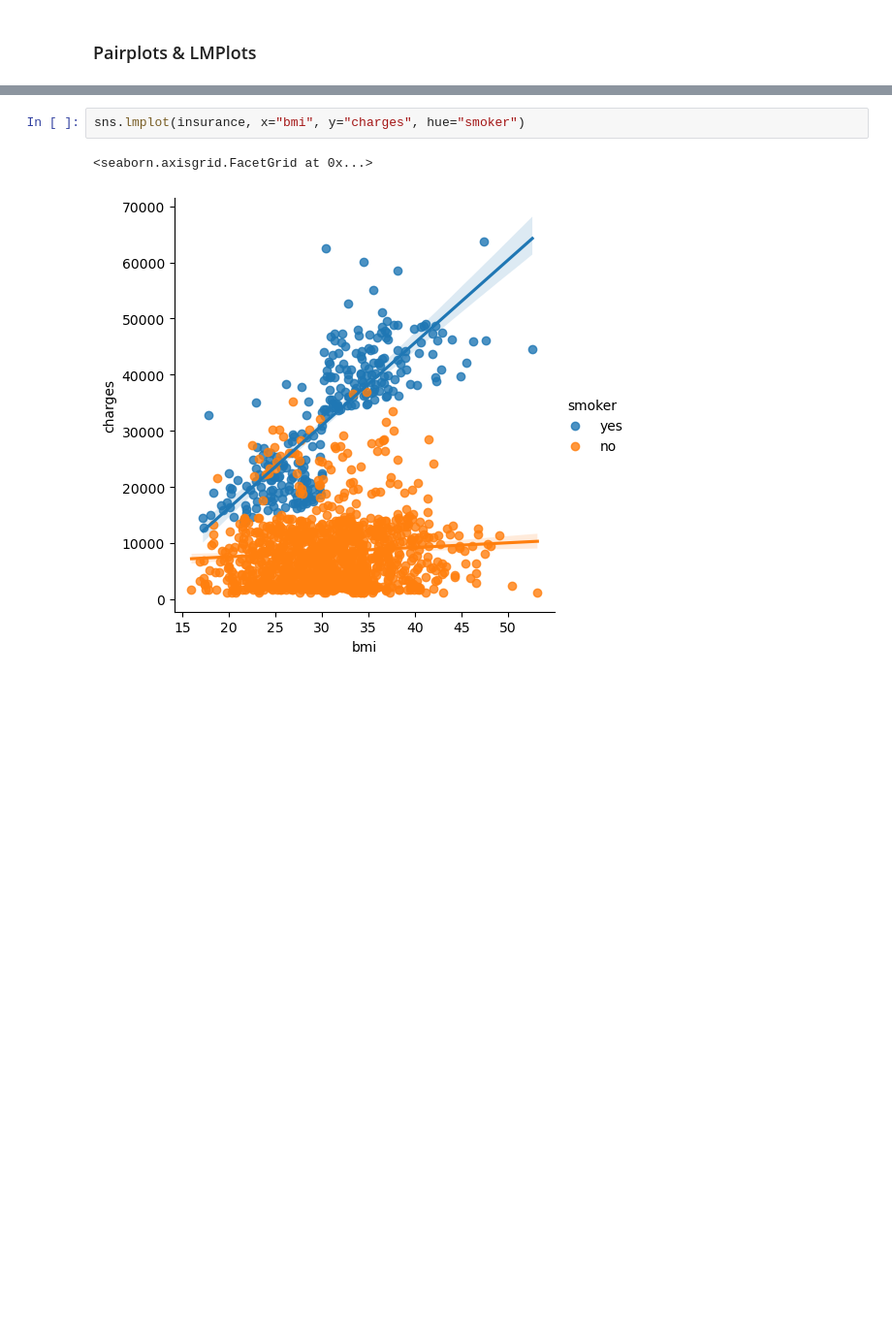
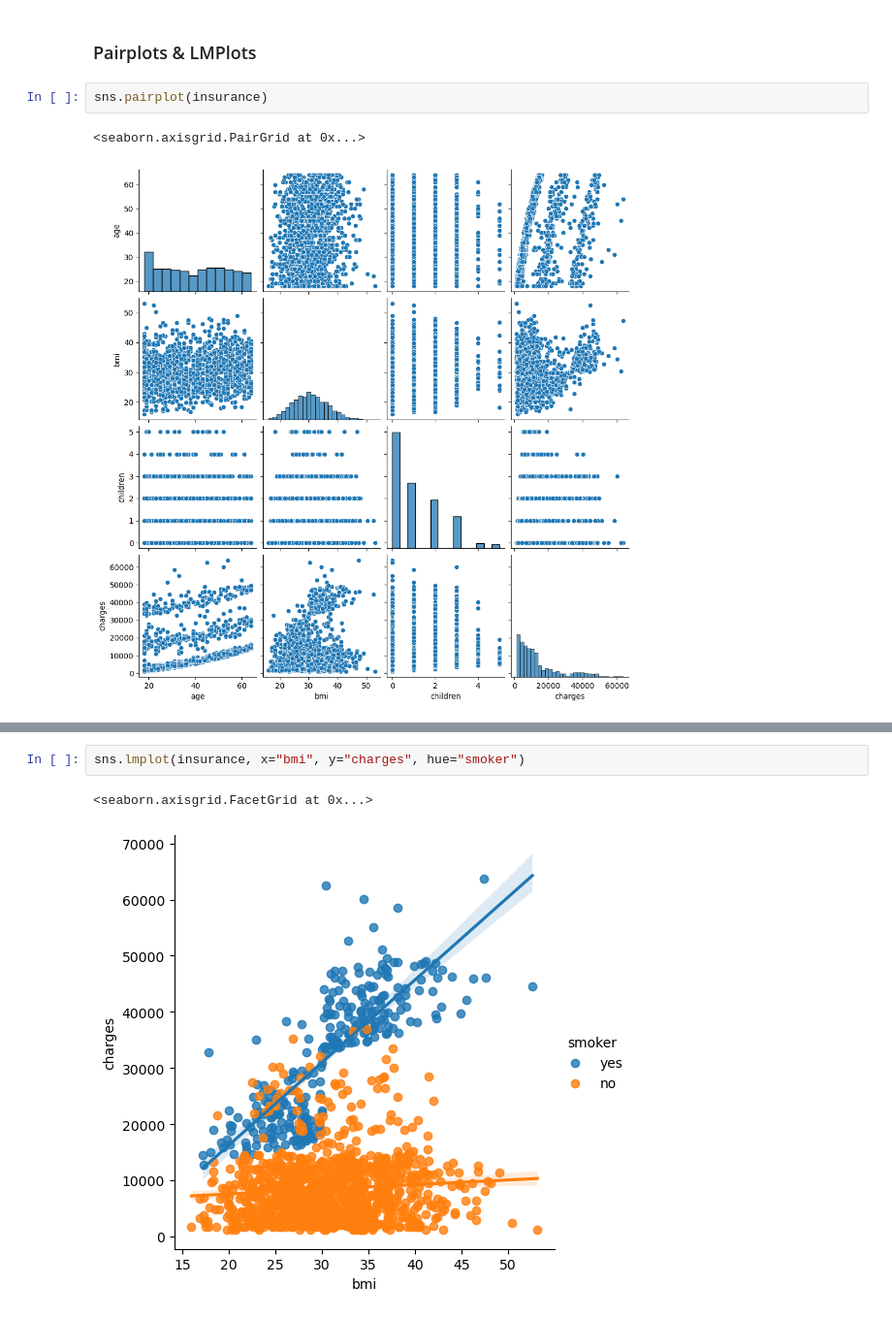
Before and after one commit to Proftg/Maven-regression, a Jupyter notebook: DataScienceinPythonRegression-230823-154628/Course Materials/Demo Notebooks/01_EDA_Demos.ipynb, the cells around one changed output, grey strips where cells are left out. Shown at 97% size. Cells and saved outputs as stored; diff of their text form; blank space fills up the shorter version.

Commit message:
01_EDA_Demos-Pairplots & LMPlots

```diff
--- a/DataScienceinPythonRegression-230823-154628/Course Materials/Demo Notebooks/01_EDA_Demos.ipynb
+++ b/DataScienceinPythonRegression-230823-154628/Course Materials/Demo Notebooks/01_EDA_Demos.ipynb
@@ -252,2 +268,7 @@ insurance.groupby("smoker")["bmi"].mean().plot.bar()
 # %% [markdown]
 ### Pairplots & LMPlots
+# %%
+sns.pairplot(insurance)
+# %% [output]
+<seaborn.axisgrid.PairGrid at 0x...>
+[figure, added]
```
Also changed, not shown: parts of 4 cells of this notebook.
